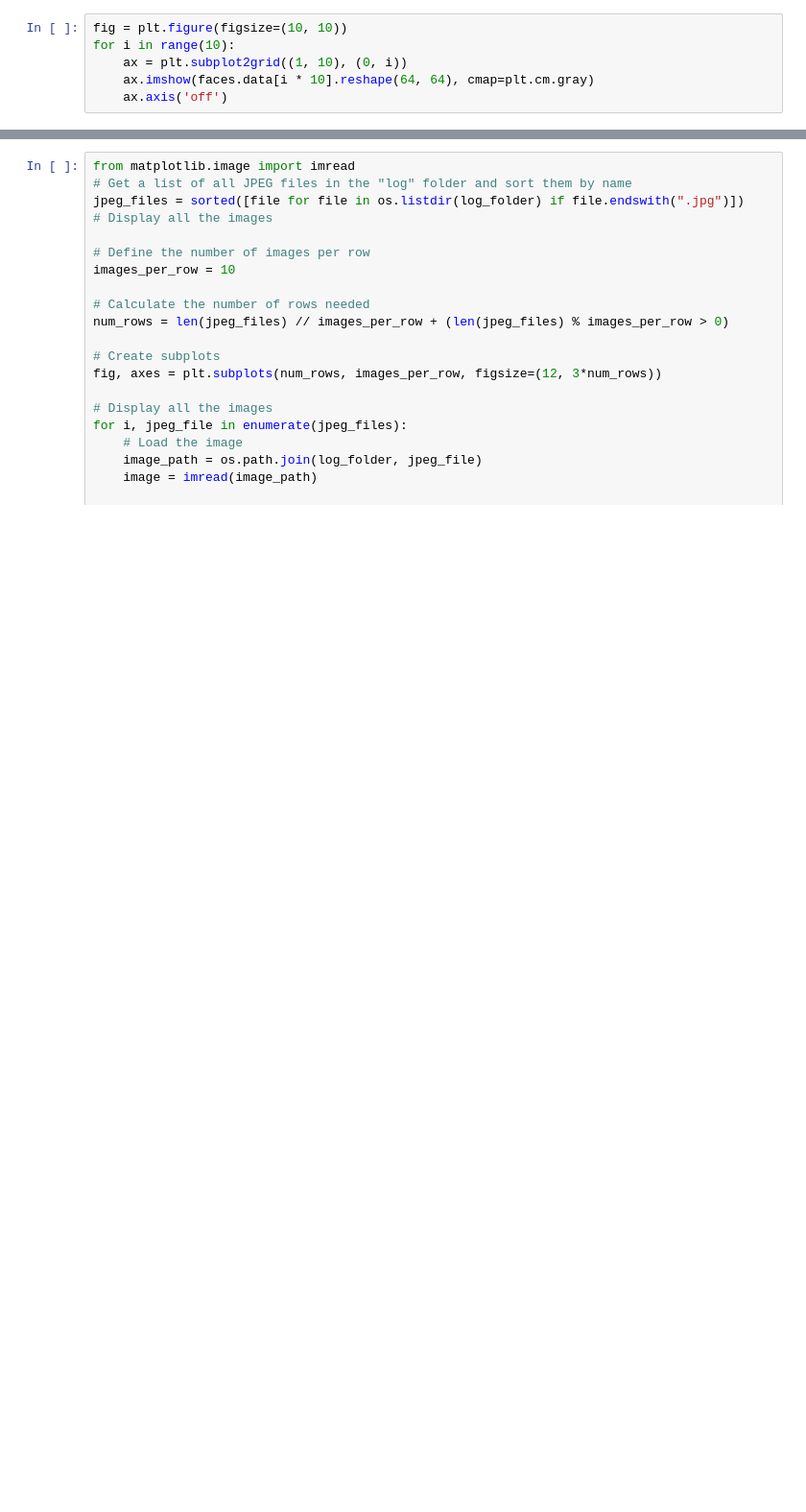
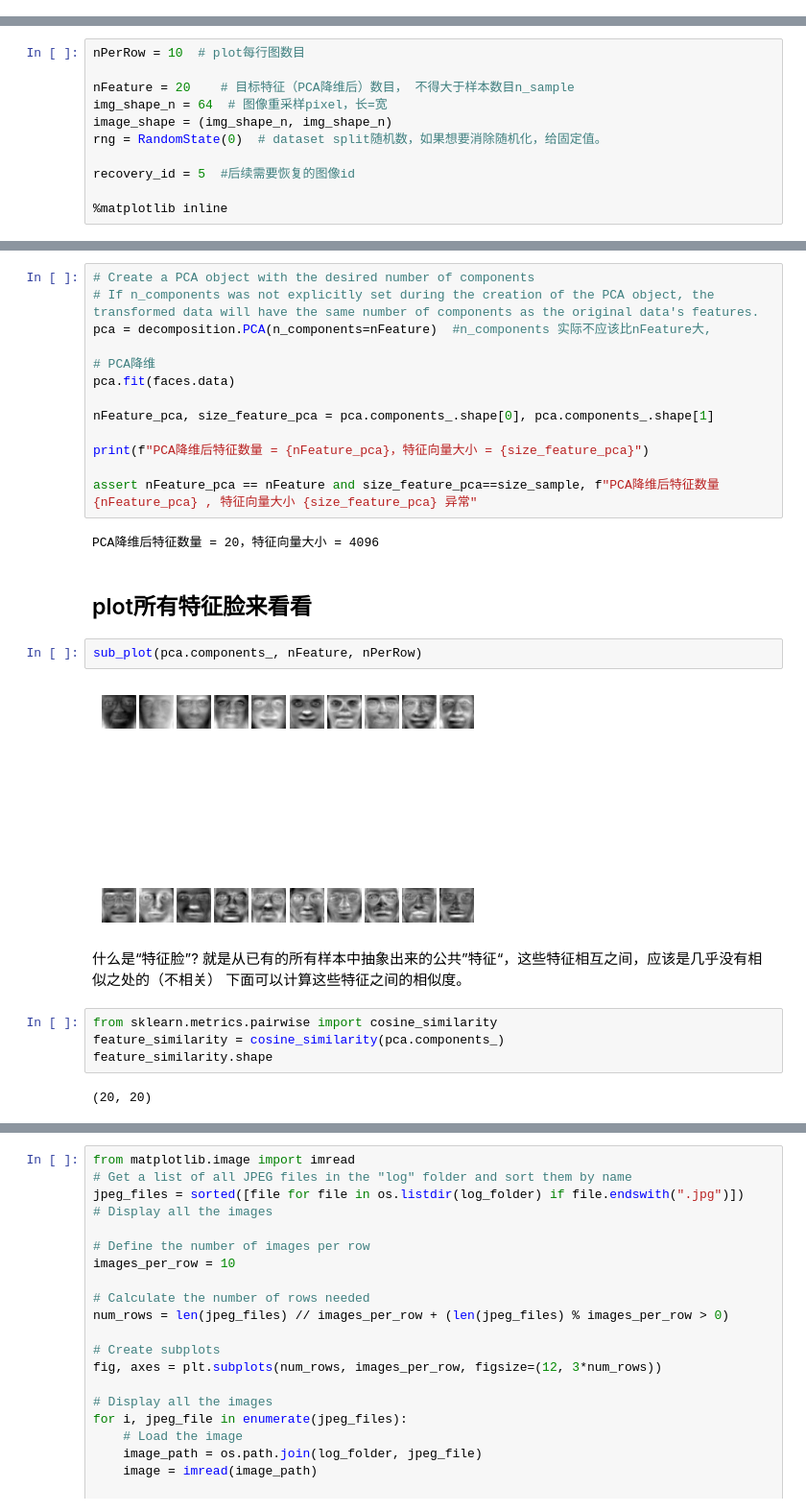
Before and after one commit to LeonMac/notebook, a Jupyter notebook: ai_math/c_10_PCA_SVD.ipynb, the cells around one changed output, grey strips where cells are left out. Shown at 96% size. Cells and saved outputs as stored; diff of their text form; blank space fills up the shorter version.

```diff
--- a/ai_math/c_10_PCA_SVD.ipynb
+++ b/ai_math/c_10_PCA_SVD.ipynb
@@ -21,6 +9,0 @@ faces.data.shape
-# %%
-fig = plt.figure(figsize=(10, 10))
-for i in range(10):
-    ax = plt.subplot2grid((1, 10), (0, i))
-    ax.imshow(faces.data[i * 10].reshape(64, 64), cmap=plt.cm.gray)
-    ax.axis('off')
@@ -44,0 +12,11 @@ trans.shape
+# %%
+nPerRow = 10  # plot每行图数目
+
+nFeature = 20    # 目标特征（PCA降维后）数目， 不得大于样本数目n_sample
+img_shape_n = 64  # 图像重采样pixel，长=宽
+image_shape = (img_shape_n, img_shape_n)
+rng = RandomState(0)  # dataset split随机数，如果想要消除随机化，给固定值。
+
+recovery_id = 5  #后续需要恢复的图像id
+
+%matplotlib inline
@@ -44,0 +78,30 @@ trans.shape
+# %%
+# Create a PCA object with the desired number of components
+# If n_components was not explicitly set during the creation of the PCA object, the transformed data will have the same number of components as the original data's features.
+pca = decomposition.PCA(n_components=nFeature)  #n_components 实际不应该比nFeature大,
+
+# PCA降维
+pca.fit(faces.data)
+
+nFeature_pca, size_feature_pca = pca.components_.shape[0], pca.components_.shape[1]
+
+print(f"PCA降维后特征数量 = {nFeature_pca}，特征向量大小 = {size_feature_pca}")
+
+assert nFeature_pca == nFeature and size_feature_pca==size_sample, f"PCA降维后特征数量 {nFeature_pca} , 特征向量大小 {size_feature_pca} 异常"
+# %% [output]
+PCA降维后特征数量 = 20，特征向量大小 = 4096
+# %% [markdown]
+## plot所有特征脸来看看
+# %%
+sub_plot(pca.components_, nFeature, nPerRow)
+# %% [output]
+[figure, added]
+# %% [markdown]
+什么是“特征脸”? 就是从已有的所有样本中抽象出来的公共”特征“，这些特征相互之间，应该是几乎没有相似之处的（不相关）
+下面可以计算这些特征之间的相似度。
+# %%
+from sklearn.metrics.pairwise import cosine_similarity
+feature_similarity = cosine_similarity(pca.components_)
+feature_similarity.shape
+# %% [output]
+(20, 20)
```
Also changed, not shown: parts of 27 cells of this notebook, 3 other files.
